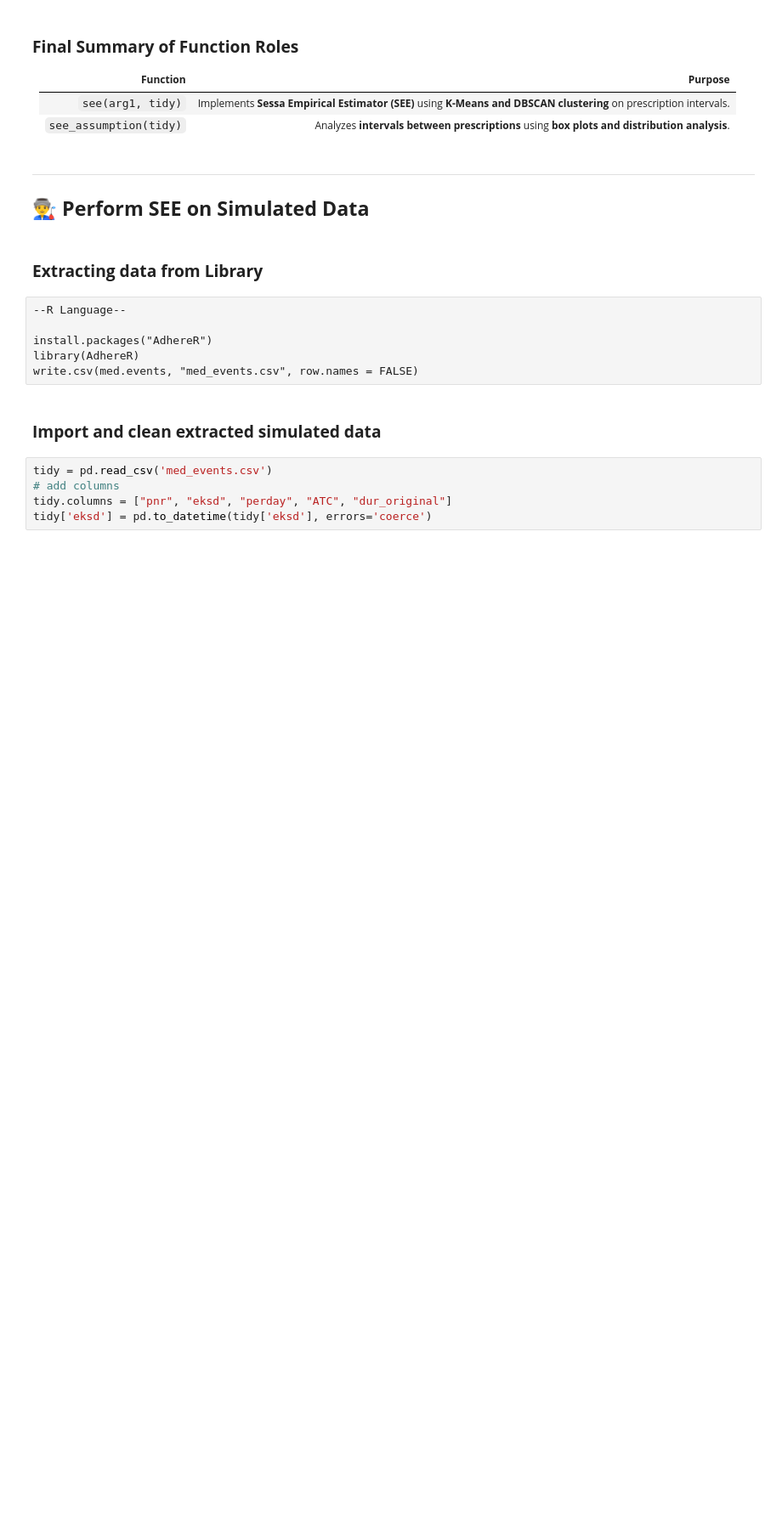
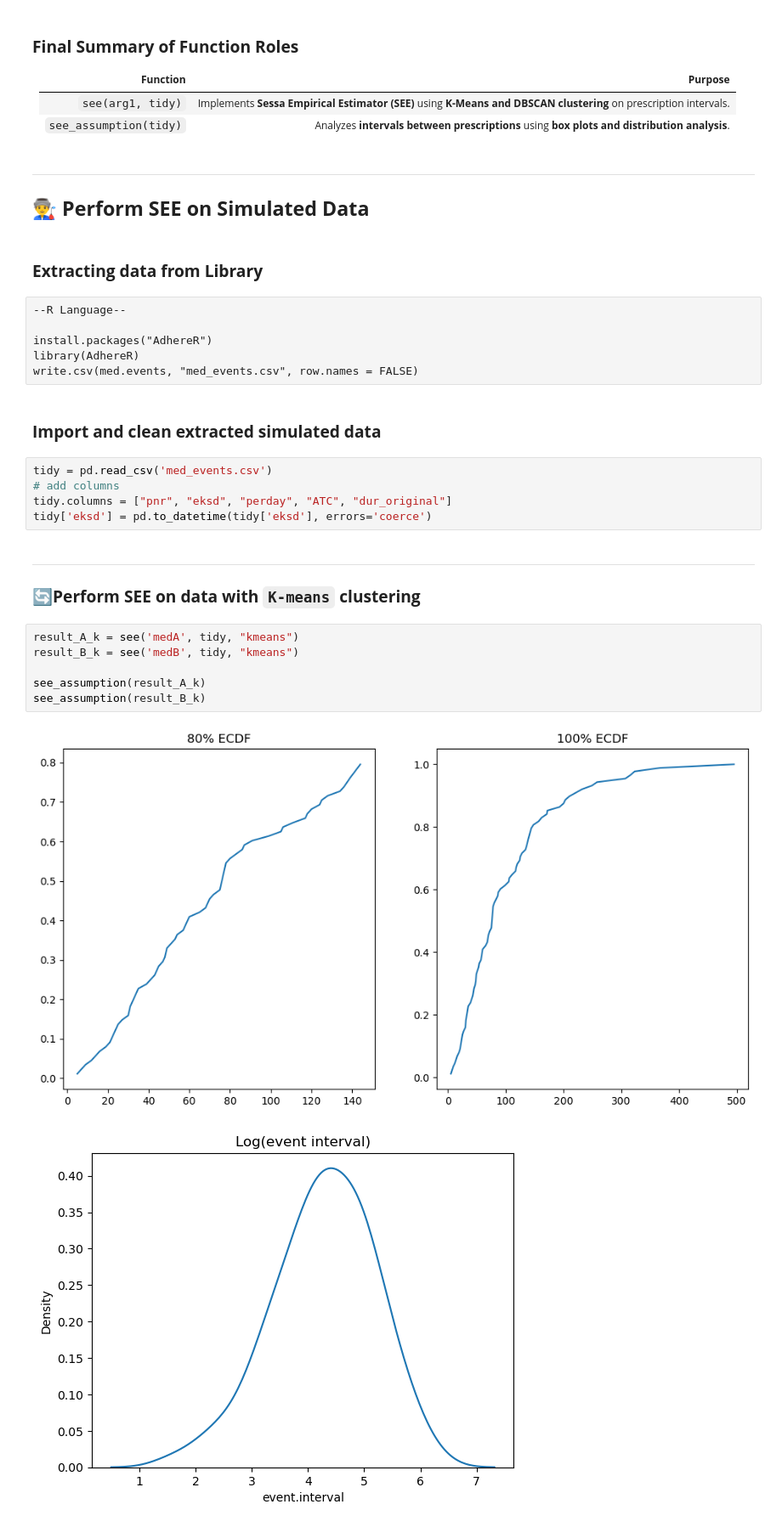
Before and after one commit to jonathan-christ/SEE_PY, a Jupyter notebook: assignment_2_see.ipynb, the cells around one changed output. Shown at 85% size. Drawn from its saved outputs; the diff is of its cells as text; blank space fills up the shorter version.

```diff
--- a/assignment_2_see.ipynb
+++ b/assignment_2_see.ipynb
@@ -218,3 +218,15 @@ tidy = pd.read_csv('med_events.csv')
 # add columns
 tidy.columns = ["pnr", "eksd", "perday", "ATC", "dur_original"]
 tidy['eksd'] = pd.to_datetime(tidy['eksd'], errors='coerce')
+# %% [markdown]
+---
+### 🔄**Perform SEE on data with `K-means` clustering**
+# %%
+result_A_k = see('medA', tidy, "kmeans")
+result_B_k = see('medB', tidy, "kmeans")
+
+see_assumption(result_A_k)
+see_assumption(result_B_k)
+# %% [output]
+[figure, added]
+[figure, added]
```
Also changed, not shown: parts of 6 cells of this notebook.
